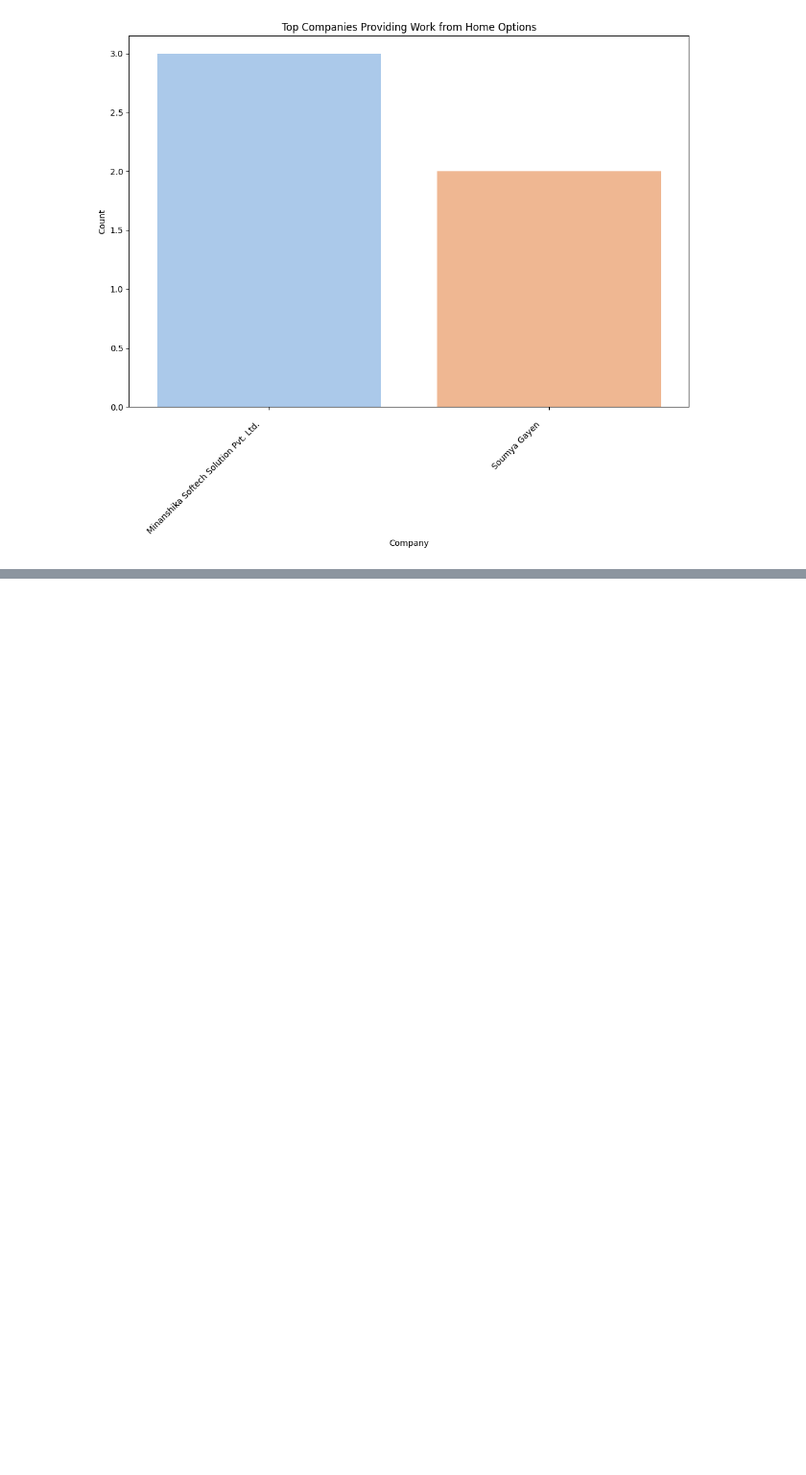
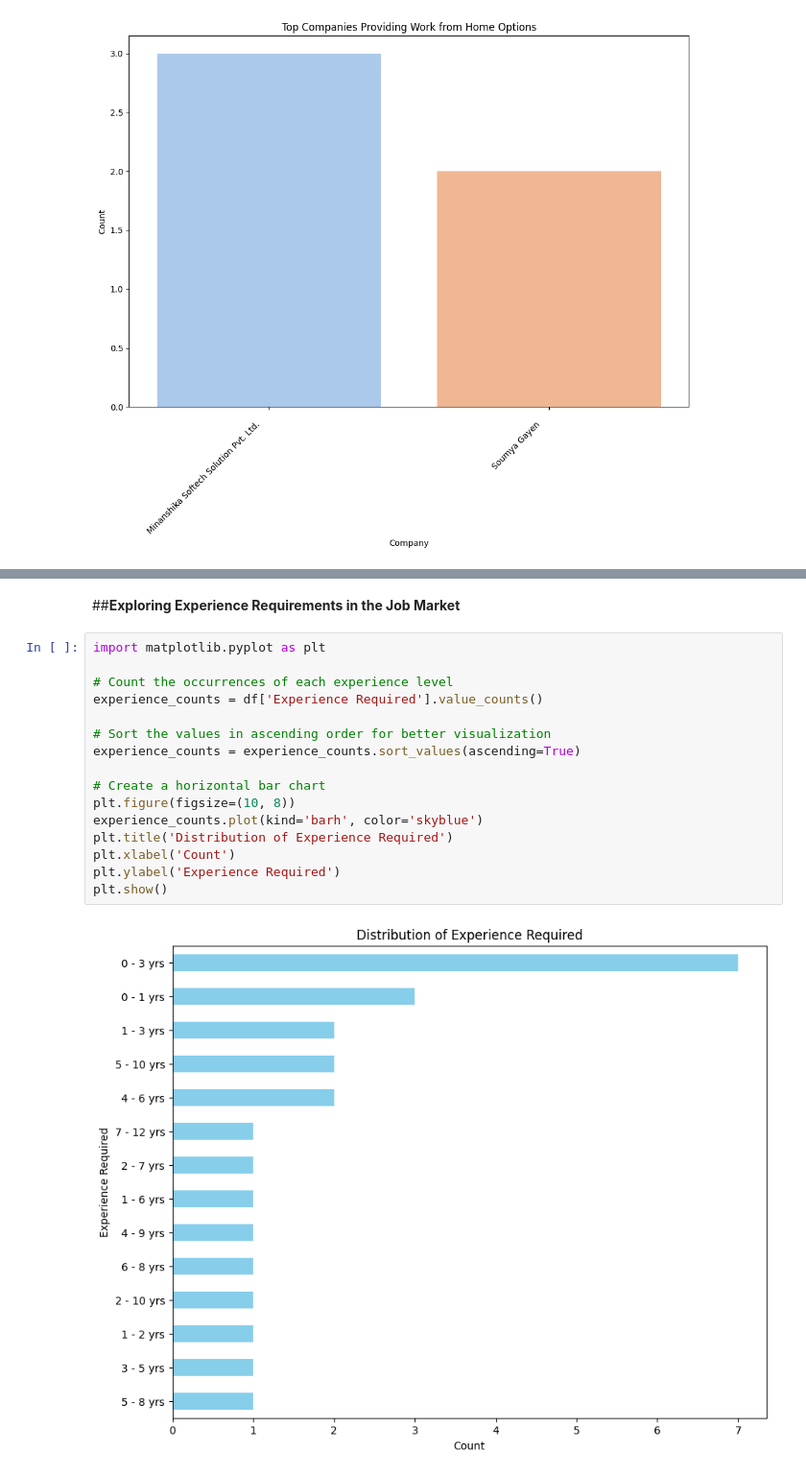
Before and after one commit to rohitpaul09/Web-Scraping-Data-Science-Job-Listings, a Jupyter notebook: Web_Scraping_Job_Listings.ipynb, the cells around one changed output, grey strips where cells are left out. Shown: that part at 96% size. Saved outputs shown, nothing was run; the diff lists cells and outputs as text; blank space fills up the shorter version.

```diff
--- a/Web_Scraping_Job_Listings.ipynb
+++ b/Web_Scraping_Job_Listings.ipynb
@@ -321,0 +356,20 @@ plt.show()
+# %% [markdown]
+##**Exploring Experience Requirements in the Job Market**
+# %%
+import matplotlib.pyplot as plt
+
+# Count the occurrences of each experience level
+experience_counts = df['Experience Required'].value_counts()
+
+# Sort the values in ascending order for better visualization
+experience_counts = experience_counts.sort_values(ascending=True)
+
+# Create a horizontal bar chart
+plt.figure(figsize=(10, 8))
+experience_counts.plot(kind='barh', color='skyblue')
+plt.title('Distribution of Experience Required')
+plt.xlabel('Count')
+plt.ylabel('Experience Required')
+plt.show()
+# %% [output]
+[figure, added]
```
Also changed, not shown: parts of 3 cells of this notebook.
